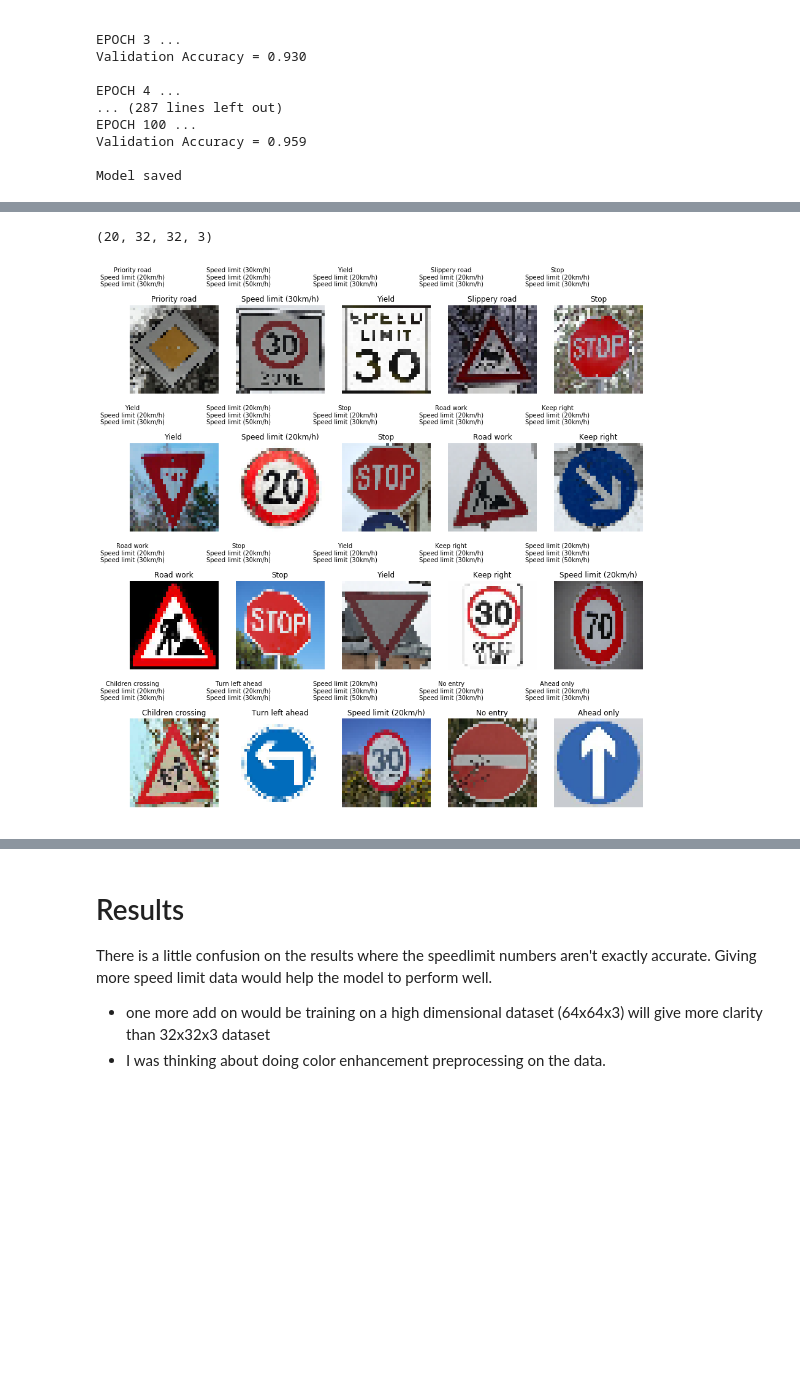
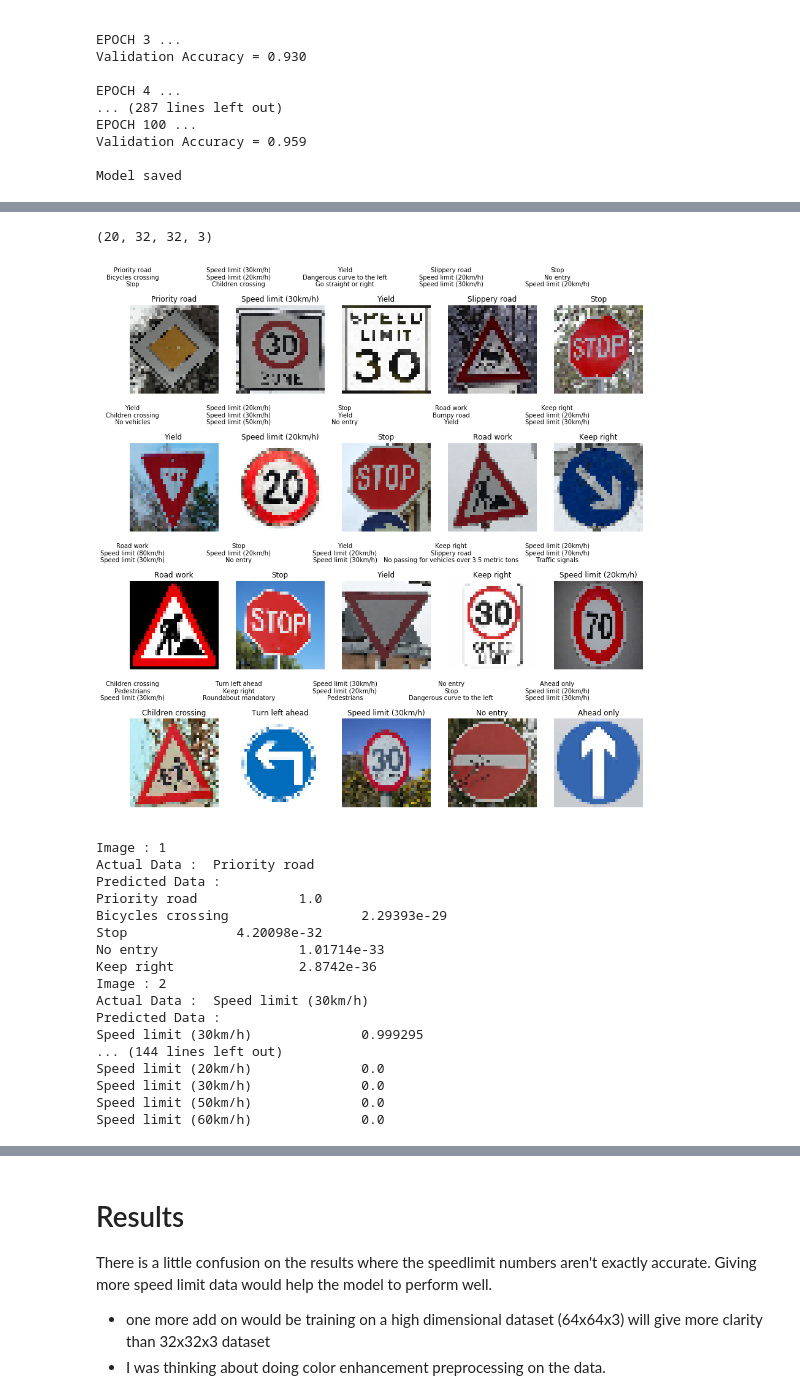
Before and after one commit to surjithbs17/TrafficSignClassification, a Jupyter notebook: TrafficSignClassification.ipynb, the cells around one changed output, grey strips where cells are left out. Cells and saved outputs as stored; diff of their text form; code cells hidden in the pictures; blank space fills up the shorter version.

```diff
--- a/TrafficSignClassification.ipynb
+++ b/TrafficSignClassification.ipynb
@@ -364,16 +405,17 @@ test_y = np.array([29,9,36,25,28])
 path = './test/'
 prediction = tf.argmax(logits, 1)
 softmax_logits = tf.nn.softmax(logits)
-top_k = tf.nn.top_k(softmax_logits, k=5)
+top_k = tf.nn.top_k(softmax_logits, k=10)
 
 
 for image in os.listdir(path):
     img = cv2.imread(path + image)
     img = cv2.resize(img, (32,32))
     img = cv2.cvtColor(img, cv2.COLOR_BGR2RGB)
-    test_images.append(img)
+    test_images.append(img/255)
 
 test_images = np.array(test_images)
+test_y = np.array([12,1,1,23,14,13,0,14,25,38,25,14,13,1,4,28,34,1,17,35])
 output = []
 with tf.Session() as sess:
     sess.run(tf.global_variables_initializer())
@@ -381,11 +423,12 @@ with tf.Session() as sess:
     saver2.restore(sess, "./lenet")
 
     test_accuracy = evaluate(X_test, y_test)
-    #realImage_accuracy = evaluate(test_images, test_y)
+    realImage_accuracy = evaluate(test_images, test_y)
     output = sess.run(prediction,feed_dict={x:test_images,keep_prob:1.0})
     output_top_k = sess.run(top_k,feed_dict={x:test_images,keep_prob:1.0})
     print(output)
     #print(X_test.shape)
     #print(X_test[0],y_test)
     print("Test Accuracy = {:.3f}".format(test_accuracy))
+    print("Real Data Accuracy = {:.3f}".format(realImage_accuracy))
 # %% [output]
@@ -437,31 +481,55 @@ with open('signnames.csv', 'rt') as csvfile:
 test_images = []
 path = './test/'
 
 plt.figure(figsize=(15, 20))
 
 for image in os.listdir(path):
     img = cv2.imread(path + image)
     img = cv2.resize(img, (32,32))
     img = cv2.cvtColor(img, cv2.COLOR_BGR2RGB)
     test_images.append(img)
 
 test_images = np.array(test_images)
 test_images = test_images/255
 print(test_images.shape)
 for i, image in enumerate(test_images):
     grid = plt.subplot(len(test_images)/4,5,i+1)
     grid.imshow(image), plt.axis('off')
     grid.set_title(signnames[str(output[i])])
     txt = ""
     for j in range(3):
         txt += signnames[str(output_top_k[1][i][j])]
         txt += "\n"
     txt += "\n\n"
     grid.text(0.6, 0.5,txt,
      horizontalalignment='center')
 
 
 plt.show()
+
+for i in range(20):
+    print("Image :",i+1)
+    print("Actual Data : ",signnames[str(test_y[i])] )
+    print("Predicted Data : ")
+    for j in range(5):
+        print(signnames[str(output_top_k[1][i][j])], "\t\t " ,output_top_k[0][i][j])
 # %% [output]
 (20, 32, 32, 3)
-[figure, old version]
+[figure, new version]
+Image : 1
+Actual Data :  Priority road
+Predicted Data :
+Priority road             1.0
+Bicycles crossing                 2.29393e-29
+Stop              4.20098e-32
+No entry                  1.01714e-33
+Keep right                2.8742e-36
+Image : 2
+Actual Data :  Speed limit (30km/h)
+Predicted Data :
+Speed limit (30km/h)              0.999295
+... (144 lines left out)
+Speed limit (20km/h)              0.0
+Speed limit (30km/h)              0.0
+Speed limit (50km/h)              0.0
+Speed limit (60km/h)              0.0
```
Also changed, not shown: parts of 12 cells of this notebook.
